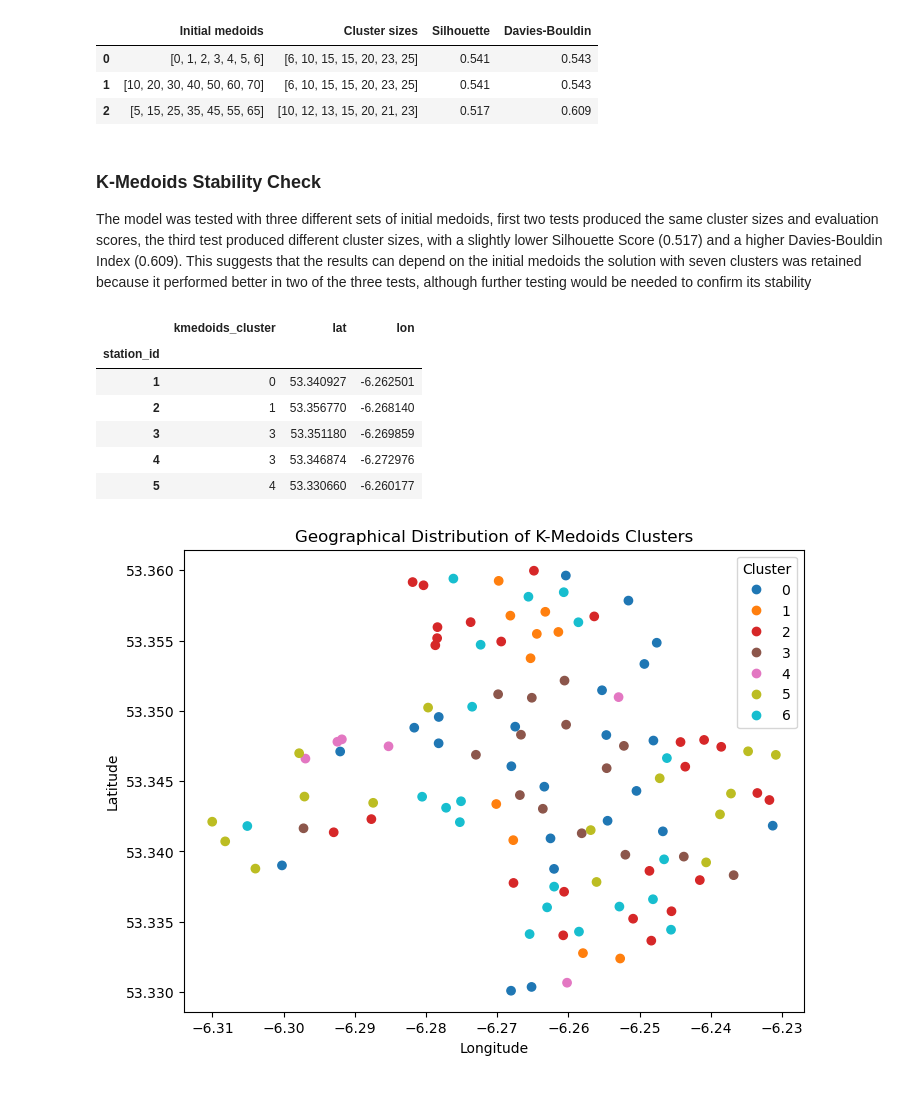
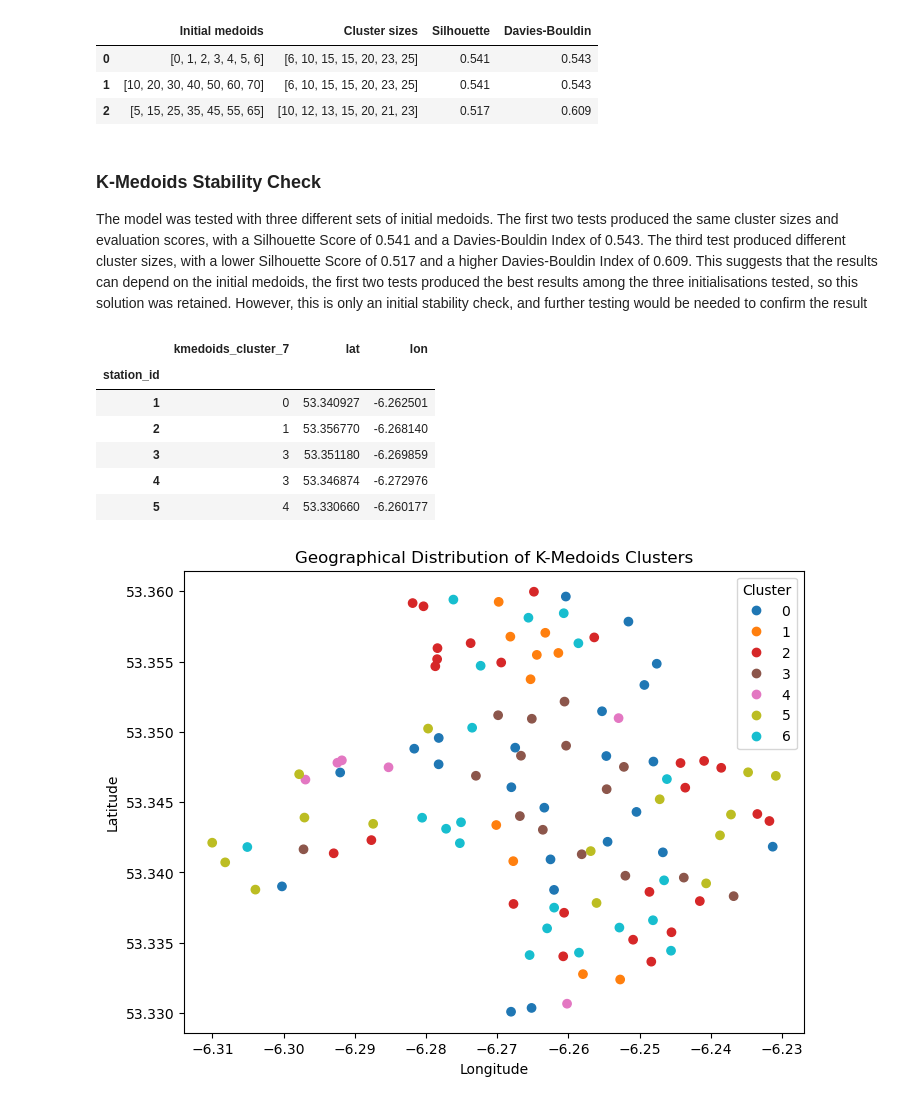
Before and after one commit to 2026248-bit/CA1MLB--2026248-, a Jupyter notebook: Notebook/CA1_MLB.ipynb, the cells around one changed output. Cells and saved outputs as stored; diff of their text form; code cells hidden in the pictures.

```diff
--- a/Notebook/CA1_MLB.ipynb
+++ b/Notebook/CA1_MLB.ipynb
@@ -1193,8 +1185,6 @@ print("First row:", distance_matrix[0][:5])
 # %% [output]
 Number of stations: 114
 First row: [0.0, 2.6299359545691434, 2.159457507165929, 1.947970370063273, 1.7104853046726183]
-# %%
-distance_matrix = calculate_distance_matrix(X_scaled.tolist())
 # %%
 initial_medoids = [0, 1, 2]
 
@@ -1324,6 +1314,14 @@ medoids = kmedoids_instance.get_medoids()
 
 print("Cluster sizes:", [len(cluster) for cluster in clusters])
 print("Medoids:", medoids)
+station_features["kmedoids_cluster_7"] = -1
+
+for i, cluster in enumerate(clusters):
+    for station in cluster:
+        station_features.iloc[
+            station,
+            station_features.columns.get_loc("kmedoids_cluster_7")
+        ] = i
 # %% [output]
 Cluster sizes: [23, 10, 25, 15, 6, 15, 20]
 Medoids: [80, 1, 62, 23, 37, 48, 92]
@@ -1474,16 +1453,16 @@ pd.DataFrame(stability_results)
 # %% [markdown]
 ### K-Medoids Stability Check
 
-The model was tested with three different sets of initial medoids, first two tests produced the same cluster sizes and evaluation scores, the third test produced different cluster sizes, with a slightly lower Silhouette Score (0.517) and a higher Davies-Bouldin Index (0.609).
-This suggests that the results can depend on the initial medoids the solution with seven clusters was retained because it performed better in two of the three tests, although further testing would be needed to confirm its stability
+The model was tested with three different sets of initial medoids. The first two tests produced the same cluster sizes and evaluation scores, with a Silhouette Score of 0.541 and a Davies-Bouldin Index of 0.543. The third test produced different cluster sizes, with a lower Silhouette Score of 0.517 and a higher Davies-Bouldin Index of 0.609.
+This suggests that the results can depend on the initial medoids, the first two tests produced the best results among the three initialisations tested, so this solution was retained. However, this is only an initial stability check, and further testing would be needed to confirm the result
 # %%
-station_map = station_features[["kmedoids_cluster"]].join(
+station_map = station_features[["kmedoids_cluster_7"]].join(
     bikes.groupby("station_id")[["lat", "lon"]].first()
 )
 
 station_map.head()
 # %% [output]
-|  | kmedoids_cluster | lat | lon |
+|  | kmedoids_cluster_7 | lat | lon |
 | station_id |  |  |  |
 | 1 | 0 | 53.340927 | -6.262501 |
 | 2 | 1 | 53.356770 | -6.268140 |
```
Also changed, not shown: parts of 7 cells of this notebook.
